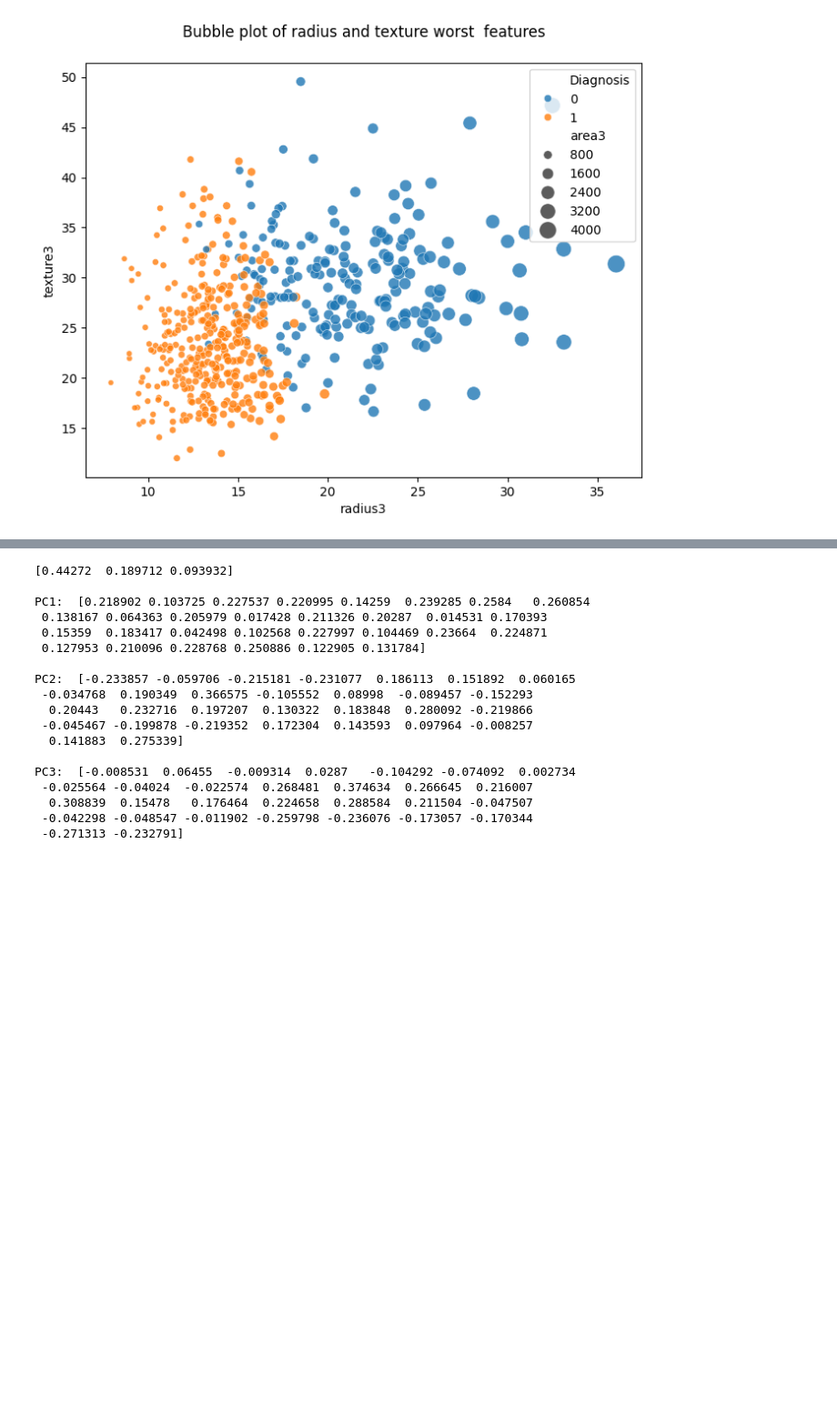
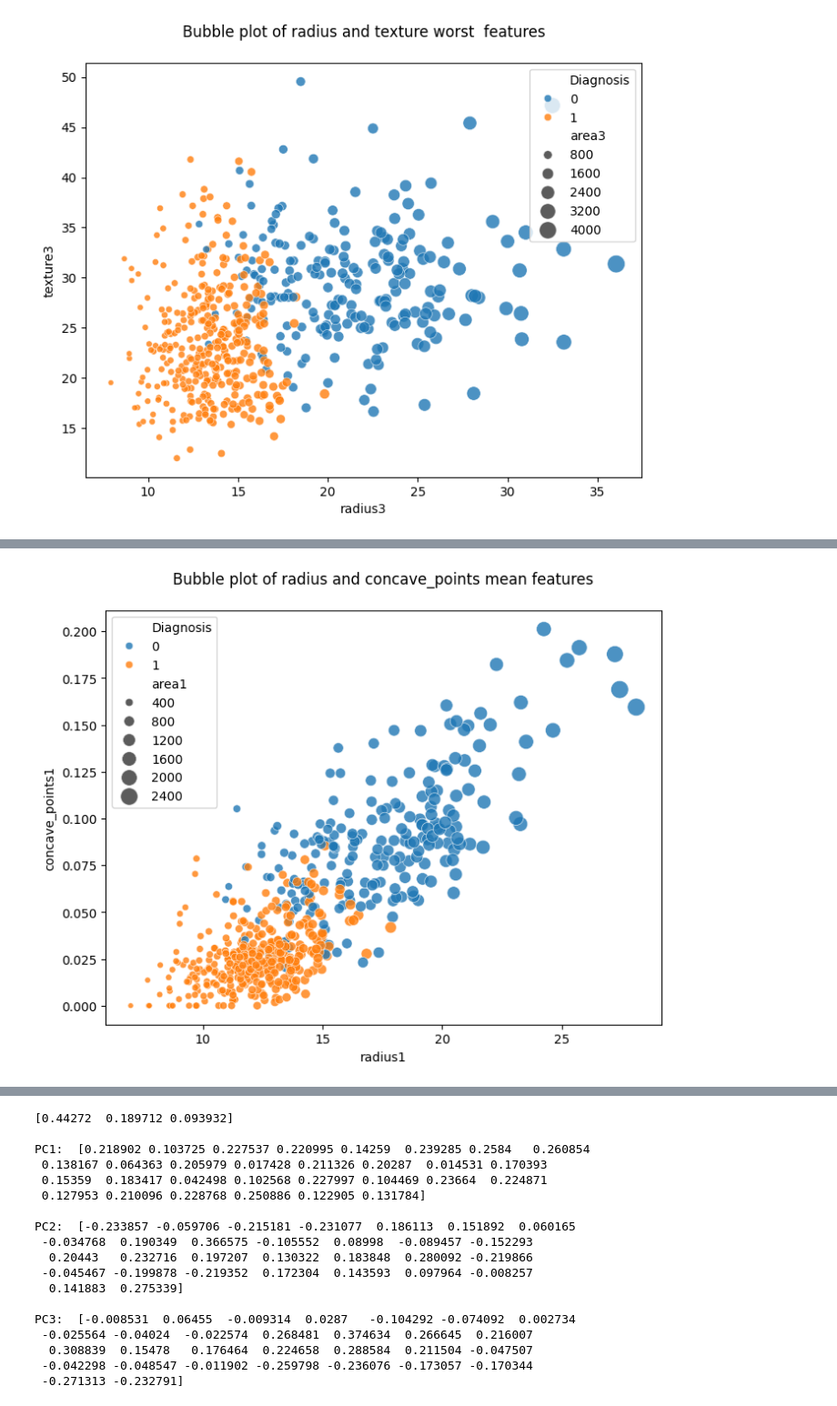
Before and after one commit to Jbaner/Module-B-semester-2, a Jupyter notebook: Week9.ipynb, the cells around one changed output, grey strips where cells are left out. Shown at 91% size. Saved outputs shown, nothing was run; the diff lists cells and outputs as text; code cells hidden in the pictures; blank space fills up the shorter version.

```diff
--- a/Week9.ipynb
+++ b/Week9.ipynb
@@ -148,0 +162,8 @@ plt.show()
+# %%
+#Draw bubble plots
+plt.figure(figsize=(8,6))
+sns.scatterplot(data=df_BreastCancer, x="radius1", y="concave_points1", size="area1", hue="Diagnosis", sizes=(20,200), alpha=0.8)
+plt.title("Bubble plot of radius and concave_points mean features\n")
+plt.show()
+# %% [output]
+[figure, added]
```
Also changed, not shown: parts of 4 cells of this notebook.
